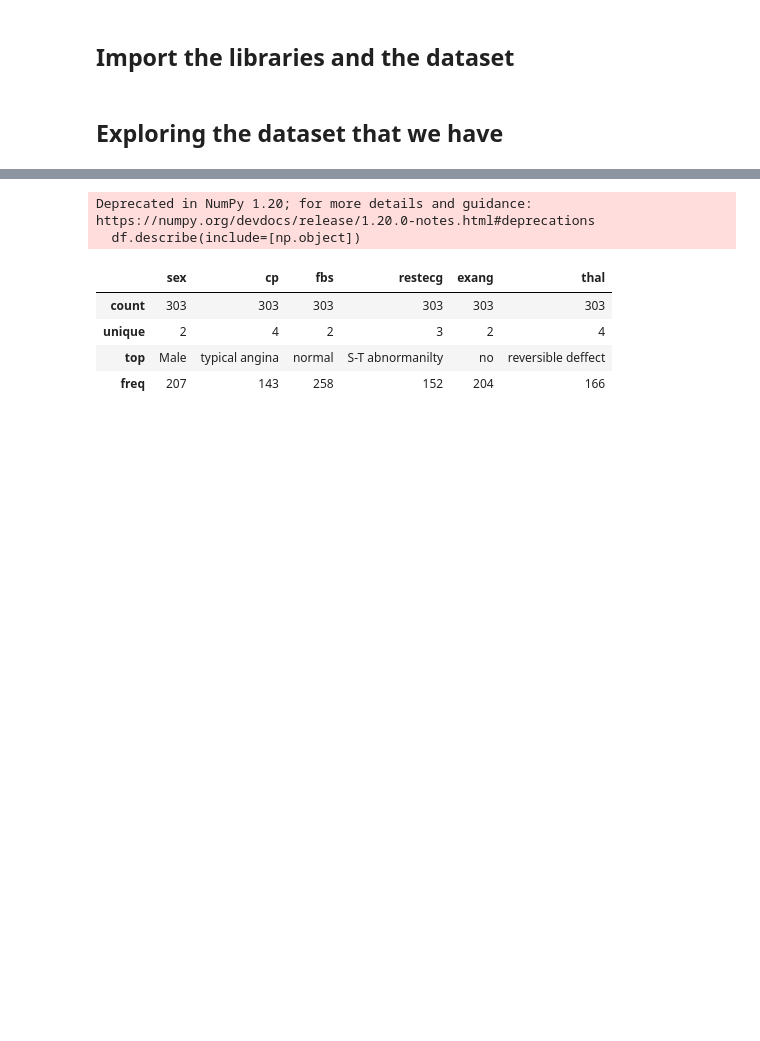
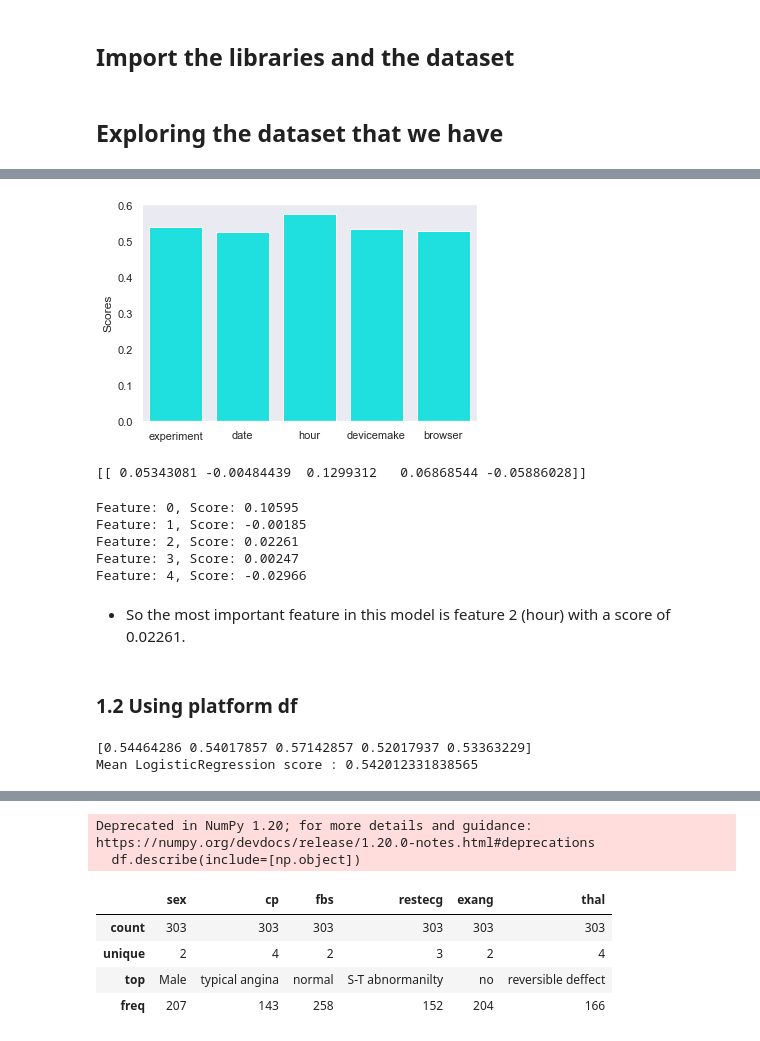
Before and after one commit to Group-6-10Academy/smart_ad_ABtesting, a Jupyter notebook: notebooks/ml_modelling.ipynb, the cells around one changed output, grey strips where cells are left out. Cells and saved outputs as stored; diff of their text form; code cells hidden in the pictures; blank space fills up the shorter version.

Commit message:
modelling

```diff
--- a/notebooks/ml_modelling.ipynb
+++ b/notebooks/ml_modelling.ipynb
@@ -117,0 +133,7 @@ response_clean['response'] = label_encoder.fit_transform(response_clean['respons
+# %%
+# Splitting our dataset into training and testing dataset
+#training set 70%, 20% validation, test set 10%
+
+X1_train, X1_test, y1_train, y1_test = train_test_split(X1, y1, test_size=0.1, random_state=42)
+
+X11_train, X11_test, y11_train, y11_test = train_test_split(X11, y11, test_size=0.1, random_state=42)
@@ -117,0 +146,11 @@ response_clean['response'] = label_encoder.fit_transform(response_clean['respons
+# %%
+# Define Logistic Regression Model
+log = LogisticRegression()
+# We fit our model with our train data
+log.fit(X1_train, y1_train)
+# Then predict results from X_test data
+pred_log = log.predict(X1_test)
+
+# See First 10 Predictions and They Actual Values
+print("Predicted:", pred_log[0:10])
+print("Actual:", y1_test[0:10])
@@ -117,0 +170,7 @@ response_clean['response'] = label_encoder.fit_transform(response_clean['respons
+# %%
+# Applying the 5-fold Cross validation on logistic Regression model
+regressor=LogisticRegression(random_state=None)
+regressor.fit(X1_train,y1_train)
+scores=cross_val_score(estimator=regressor,X=X1_train,y=y1_train,cv=5,scoring='accuracy')
+print(scores)
+print('Mean LogisticRegression score :',scores.mean())
@@ -117,0 +180,4 @@ response_clean['response'] = label_encoder.fit_transform(response_clean['respons
+# %%
+# save score
+scores1 = pd.DataFrame(scores,columns=['Scores'])
+scores1.head()
@@ -117,0 +191,48 @@ response_clean['response'] = label_encoder.fit_transform(response_clean['respons
+# %%
+# plotting the accuracy score
+sns.set(style="dark", rc={"lines.linewidth": 9})
+sns.barplot(x=['experiment','date','hour','devicemake','browser'],y="Scores",data=scores1, color="cyan")
+plt.show()
+sns.set()
+# %% [output]
+[figure, added]
+# %%
+#feature coefficients
+regressor.fit(X1 / np.std(X1, 0), y1)
+print(regressor.coef_)
+# %% [output]
+[[ 0.05343081 -0.00484439  0.1299312   0.06868544 -0.05886028]]
+# %%
+#plotting the feature importance
+#The coefficients are both positive and negative.
+# logistic regression for feature importance
+from matplotlib import pyplot
+# define the model
+model = LogisticRegression()
+# fit the model
+model.fit(X1, y1)
+# get importance
+importance = model.coef_[0]
+# summarize feature importance
+for i,v in enumerate(importance):
+    print('Feature: %0d, Score: %.5f' % (i,v))
+# %% [output]
+Feature: 0, Score: 0.10595
+Feature: 1, Score: -0.00185
+Feature: 2, Score: 0.02261
+Feature: 3, Score: 0.00247
+Feature: 4, Score: -0.02966
+# %% [markdown]
+* So the most important feature in this model is feature 2 (hour) with a score of 0.02261.
+# %% [markdown]
+### 1.2 Using platform df
+# %%
+# Applying the 5-fold Cross validation on logistic Regression model
+regressor=LogisticRegression(random_state=None)
+regressor.fit(X11_train,y11_train)
+scores=cross_val_score(estimator=regressor,X=X11_train,y=y11_train,cv=5,scoring='accuracy')
+print(scores)
+print('Mean LogisticRegression score :',scores.mean())
+# %% [output]
+[0.54464286 0.54017857 0.57142857 0.52017937 0.53363229]
+Mean LogisticRegression score : 0.542012331838565
```
Also changed, not shown: parts of 19 cells of this notebook, 3 other files.
